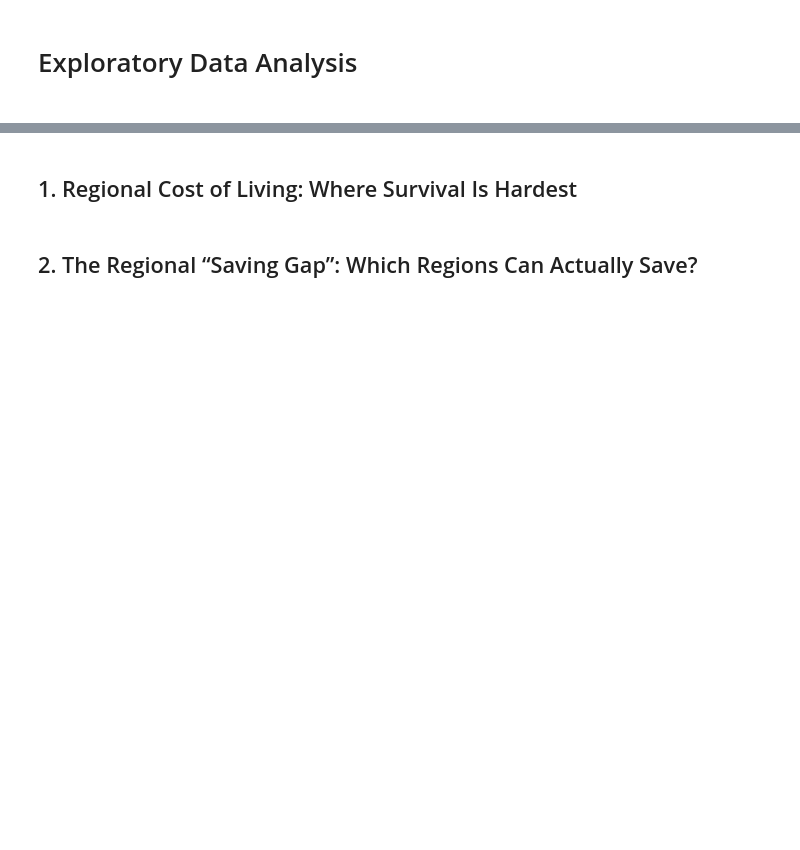
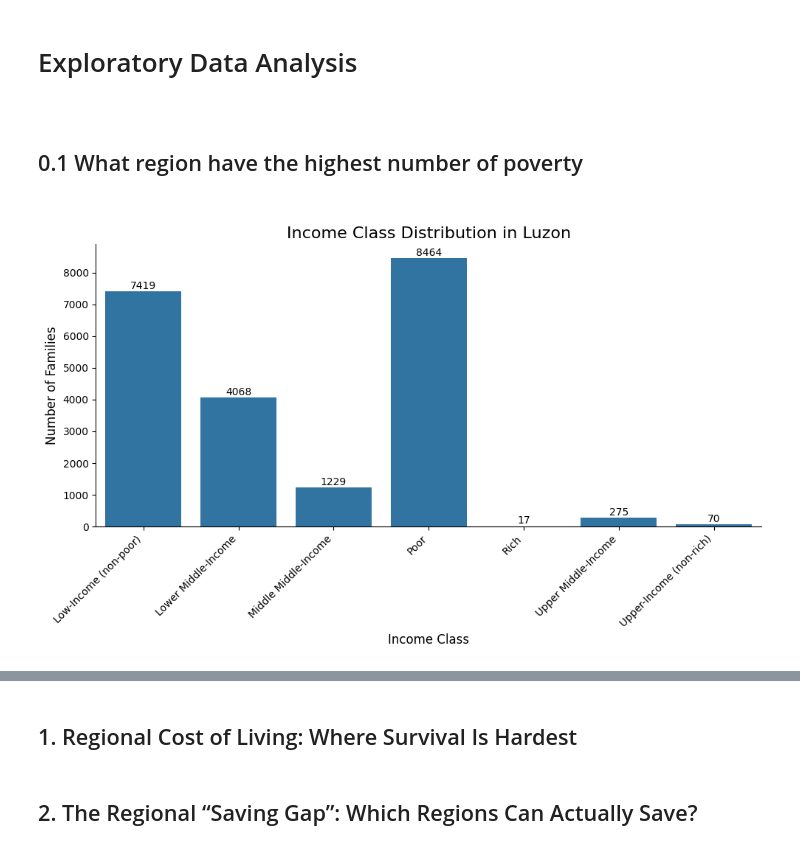
Before and after one commit to Meinya312/PROJECT-ITD-, a Jupyter notebook: project.ipynb, the cells around one changed output, grey strips where cells are left out. Saved outputs shown, nothing was run; the diff lists cells and outputs as text; code cells hidden in the pictures; blank space fills up the shorter version.

```diff
--- a/project.ipynb
+++ b/project.ipynb
@@ -20,3 +20,23 @@ for column in object_cols:
 
 census.dtypes.head(4)
 census['Region'] = census['Region'].str.strip()  # Remove leading/trailing whitespace
+# %%
+census['Total Household Income (monthly)'] = census['Total Household Income'] / 12
+def classify_income(income):
+    if income < 13873:
+        return 'Poor'
+    elif income < 28000:
+        return 'Low-Income (non-poor)'
+    elif income < 55000:
+        return 'Lower Middle-Income'
+    elif income < 97000:
+        return 'Middle Middle-Income'
+    elif income < 166000:
+        return 'Upper Middle-Income'
+    elif income < 277000:
+        return 'Upper-Income (non-rich)'
+    else:
+        return 'Rich'
+
+# Apply it to your DataFrame
+census['Income Class'] = census['Total Household Income (monthly)'].apply(classify_income)
@@ -22,0 +71,20 @@ census['Region'] = census['Region'].str.strip()  # Remove leading/trailing white
+# %% [markdown]
+<h2>0.1 What region have the highest number of poverty<h2>
+# %%
+luzon_income_clas = luzon.groupby(['Income Class']).size()
+plt.figure(figsize=(10, 6))
+sns.barplot(x=luzon_income_clas.index, y=luzon_income_clas.values)
+
+plt.title('Income Class Distribution in Luzon', fontsize=16)
+plt.xlabel('Income Class', fontsize=12)
+plt.ylabel('Number of Families', fontsize=12)
+plt.xticks(rotation=45, ha='right', fontsize=10)
+
+for index, value in enumerate(luzon_income_clas.values):
+    plt.text(index, value + 0.5, str(value), ha='center', va='bottom', fontsize=10)
+
+sns.despine()
+plt.tight_layout()
+plt.show()
+# %% [output]
+[figure, added]
```
Also changed, not shown: parts of 10 cells of this notebook.
